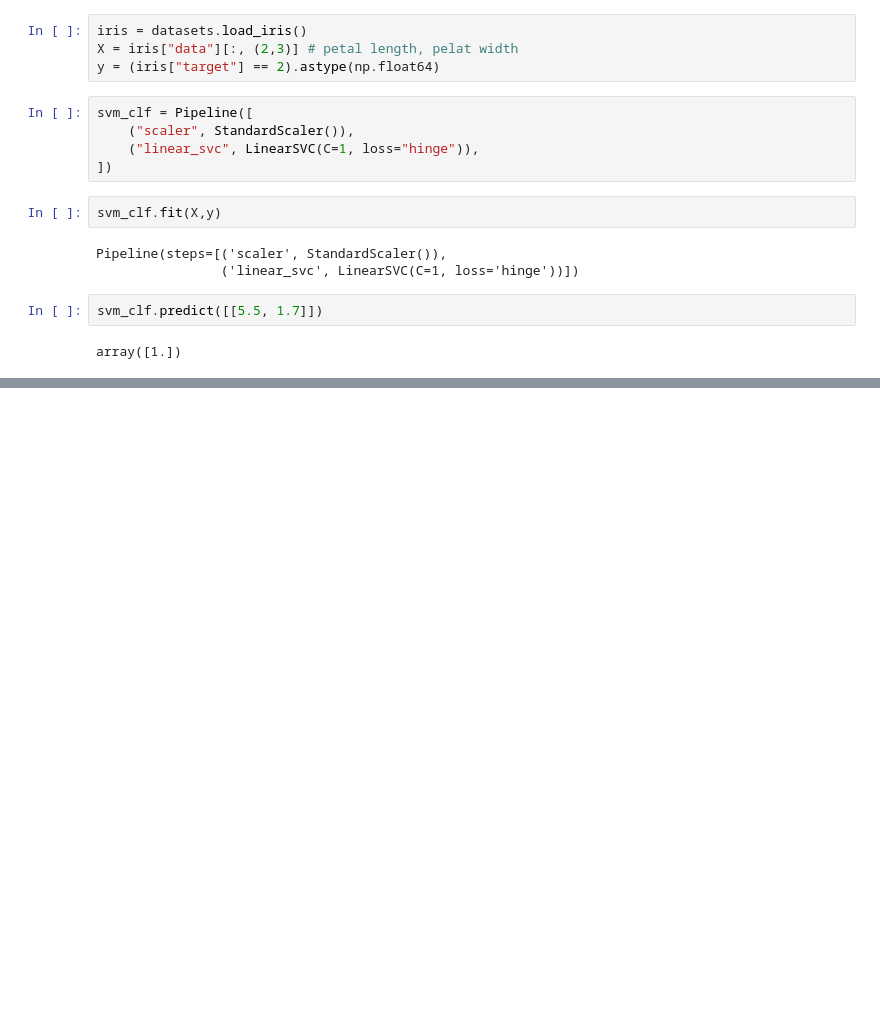
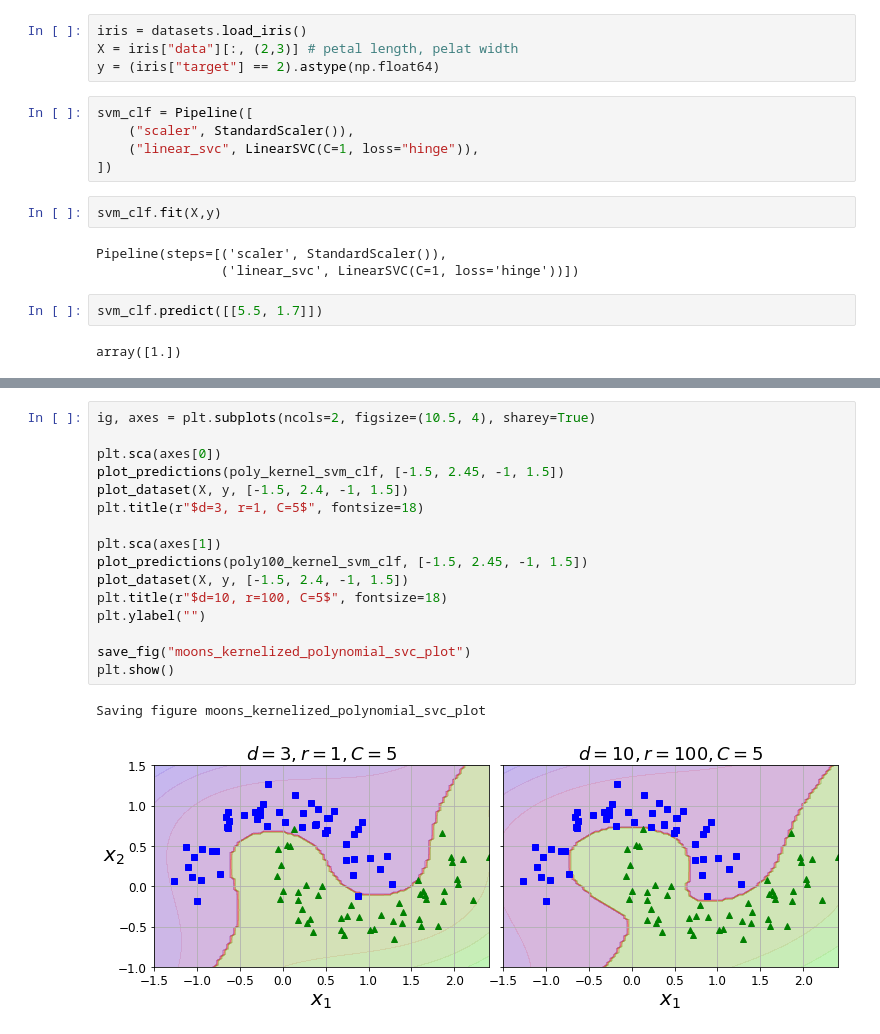
Before and after one commit to julia-rolemberg/classification-MNIST, a Jupyter notebook: SVM/support-vector-machines.ipynb, the cells around one changed output, grey strips where cells are left out. Saved outputs shown, nothing was run; the diff lists cells and outputs as text; blank space fills up the shorter version.

```diff
--- a/SVM/support-vector-machines.ipynb
+++ b/SVM/support-vector-machines.ipynb
@@ -63,0 +128,19 @@ array([1.])
+# %%
+ig, axes = plt.subplots(ncols=2, figsize=(10.5, 4), sharey=True)
+
+plt.sca(axes[0])
+plot_predictions(poly_kernel_svm_clf, [-1.5, 2.45, -1, 1.5])
+plot_dataset(X, y, [-1.5, 2.4, -1, 1.5])
+plt.title(r"$d=3, r=1, C=5$", fontsize=18)
+
+plt.sca(axes[1])
+plot_predictions(poly100_kernel_svm_clf, [-1.5, 2.45, -1, 1.5])
+plot_dataset(X, y, [-1.5, 2.4, -1, 1.5])
+plt.title(r"$d=10, r=100, C=5$", fontsize=18)
+plt.ylabel("")
+
+save_fig("moons_kernelized_polynomial_svc_plot")
+plt.show()
+# %% [output]
+Saving figure moons_kernelized_polynomial_svc_plot
+[figure, added]
```
Also changed, not shown: parts of 9 cells of this notebook.
